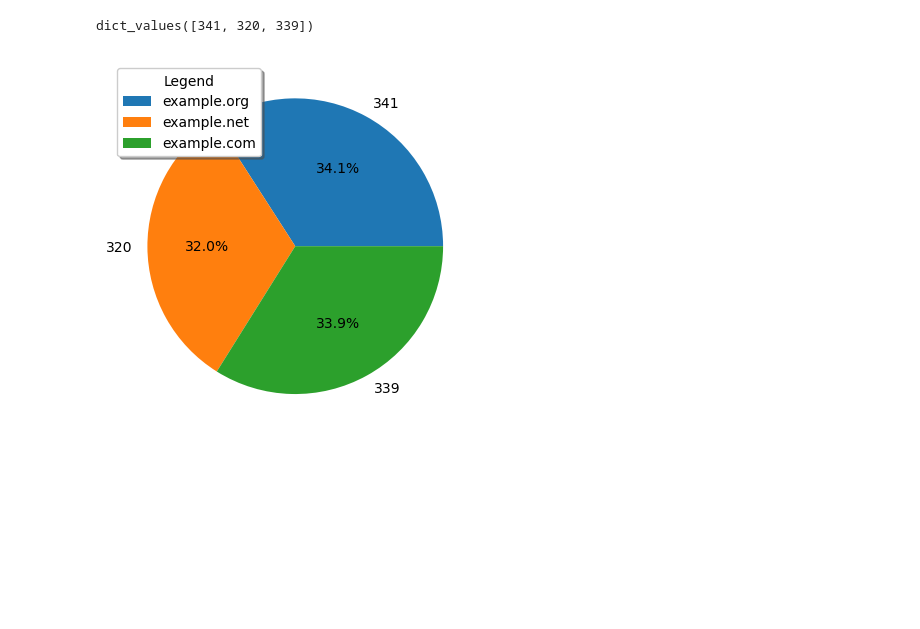
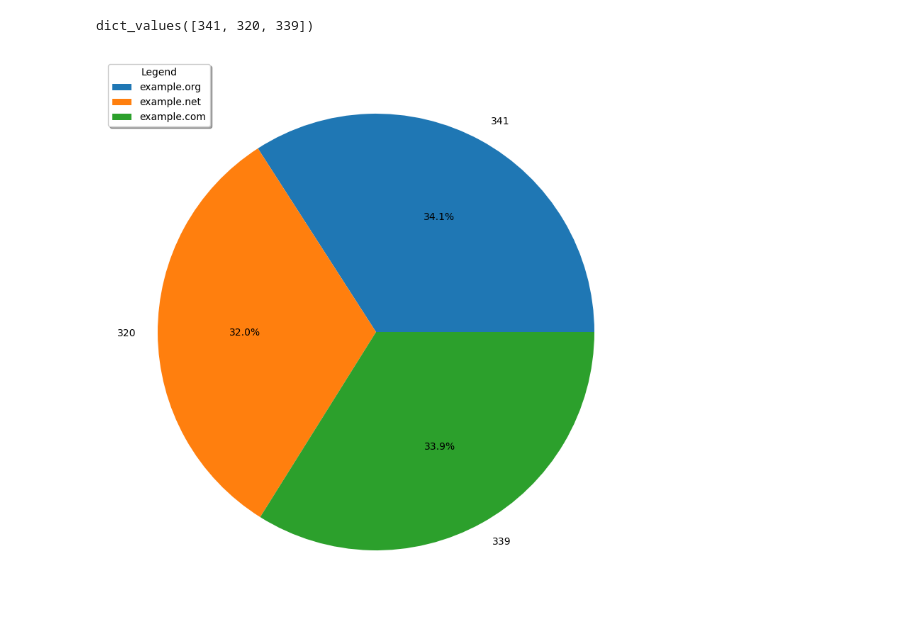
Before and after one commit to FaolanH/programming-for-data-analytics, a Jupyter notebook: pfda-assignments/assignment03-pie.ipynb, the cells around one changed output. Saved outputs shown, nothing was run; the diff lists cells and outputs as text; code cells hidden in the pictures; blank space fills up the shorter version.

Commit message:
I adjusted the fig size to see the legend more clearly but not impact size of pie chart and figures

```diff
--- a/pfda-assignments/assignment03-pie.ipynb
+++ b/pfda-assignments/assignment03-pie.ipynb
@@ -64,11 +64,12 @@ dict_values([341, 320, 339])
 # %%
 #source: https://www.geeksforgeeks.org/data-science/plot-a-pie-chart-in-python-using-matplotlib/
 # https://matplotlib.org/stable/gallery/pie_and_polar_charts/pie_features.html
-fig = plt.figure
+fig = plt.figure (figsize = (10, 10 ))
+# The values are plotted, then labelled outside and the percentage of each wedge is listed
+plt.pie(count.values(), labels = count.values(), autopct='%1.1f%%' )
 
-
-plt.pie(count.values(), labels = count.values(), autopct='%1.1f%%' )
+# The legend is set
 plt.legend(count.keys(), shadow = True, loc = "upper left", title = 'Legend')
 plt.show()
 # %% [output]
-[figure, old version]
+[figure, new version]
```
